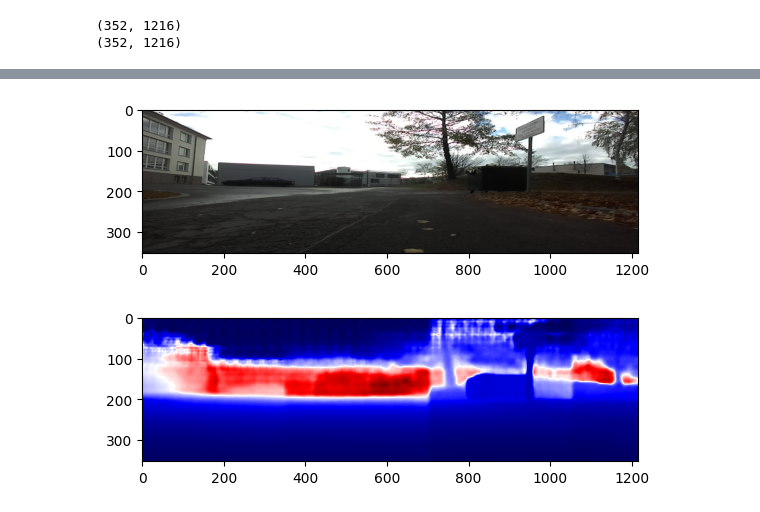
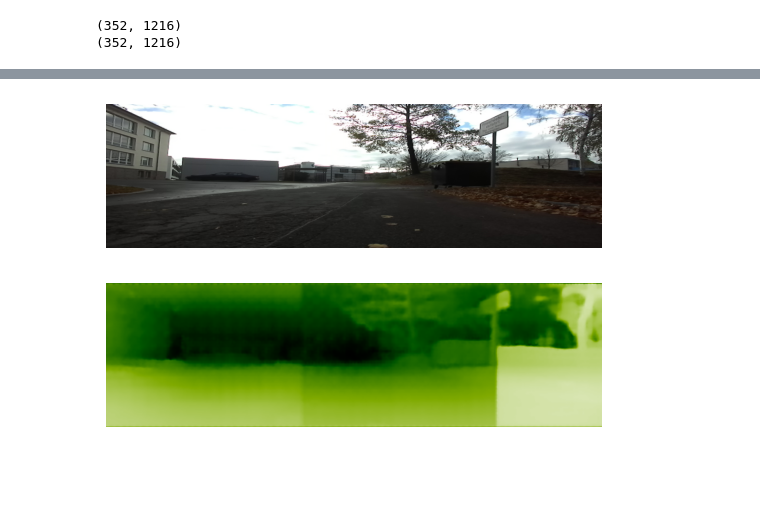
Before and after one commit to Nummer42O/Projekt_BCV, a Jupyter notebook: monocular_depth_estimation/mde.ipynb, the cells around one changed output, grey strips where cells are left out. Drawn from its saved outputs; the diff is of its cells as text; code cells hidden in the pictures; blank space fills up the shorter version.

```diff
--- a/monocular_depth_estimation/mde.ipynb
+++ b/monocular_depth_estimation/mde.ipynb
@@ -120,8 +182,10 @@ pred_tensor_numpy.shape
 # %%
 plt.imshow(cropped_img);
+plt.axis("off");
 # %% [output]
-[figure, old version]
+[figure, new version]
 # %%
-plt.imshow(pred_tensor_numpy, cmap="seismic");
+plt.imshow(pred_tensor_numpy);# cmap="plasma");
+plt.axis("off");
 # %% [output]
-[figure, old version]
+[figure, new version]
```
Also changed, not shown: parts of 14 cells of this notebook, 6 other files.
